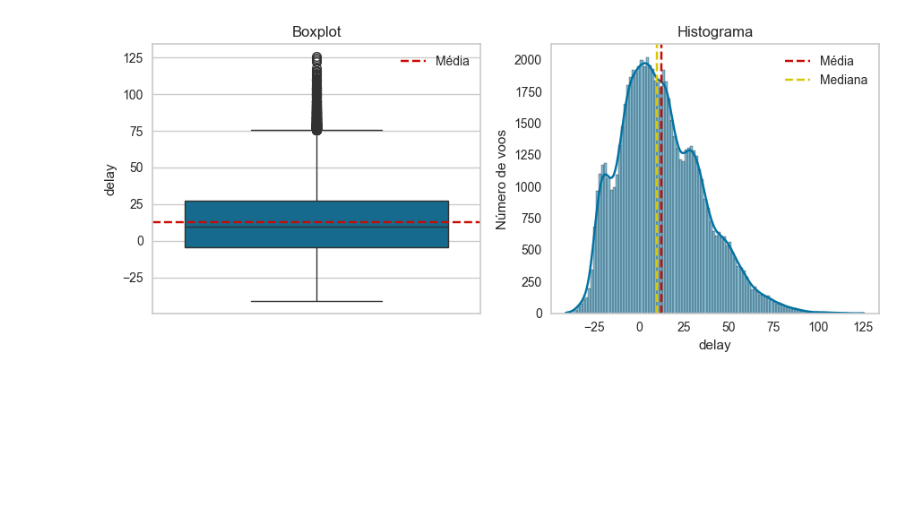
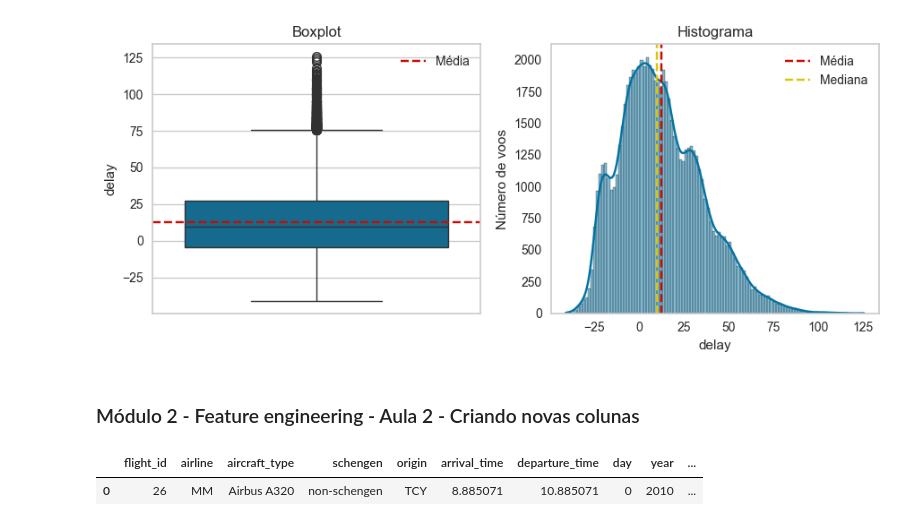
Before and after one commit to JCrpa/curso18_ia_aumentada_prevendo_atrasos_voos, a Jupyter notebook: ia_aumentada_prevendo_atrasos_voos.ipynb, the cells around one changed output. Saved outputs shown, nothing was run; the diff lists cells and outputs as text; code cells hidden in the pictures; blank space fills up the shorter version.

```diff
--- a/ia_aumentada_prevendo_atrasos_voos.ipynb
+++ b/ia_aumentada_prevendo_atrasos_voos.ipynb
@@ -221,3 +221,11 @@ plt.tight_layout()
 plt.show()
 # %% [output]
 [figure]
+# %% [markdown]
+### Módulo 2 - Feature engineering - Aula 2 - Criando novas colunas
+# %%
+# Visualizar apenas a primeira linha do DataFrame como amostra
+dados.head(1)
+# %% [output]
+|  | flight_id | airline | aircraft_type | schengen | origin | arrival_time | departure_time | day | year | ... |
+| 0 | 26 | MM | Airbus A320 | non-schengen | TCY | 8.885071 | 10.885071 | 0 | 2010 | ... |
```
Also changed, not shown: parts of 8 cells of this notebook.
